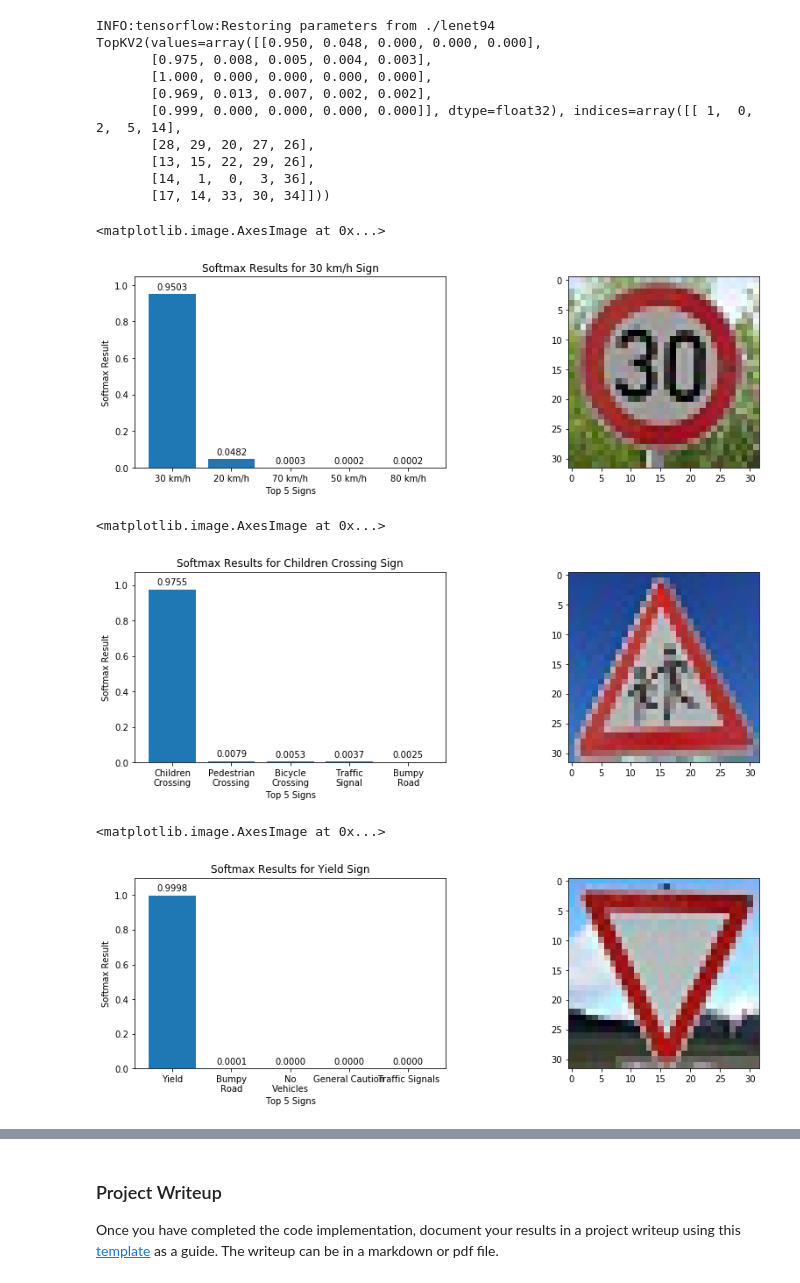
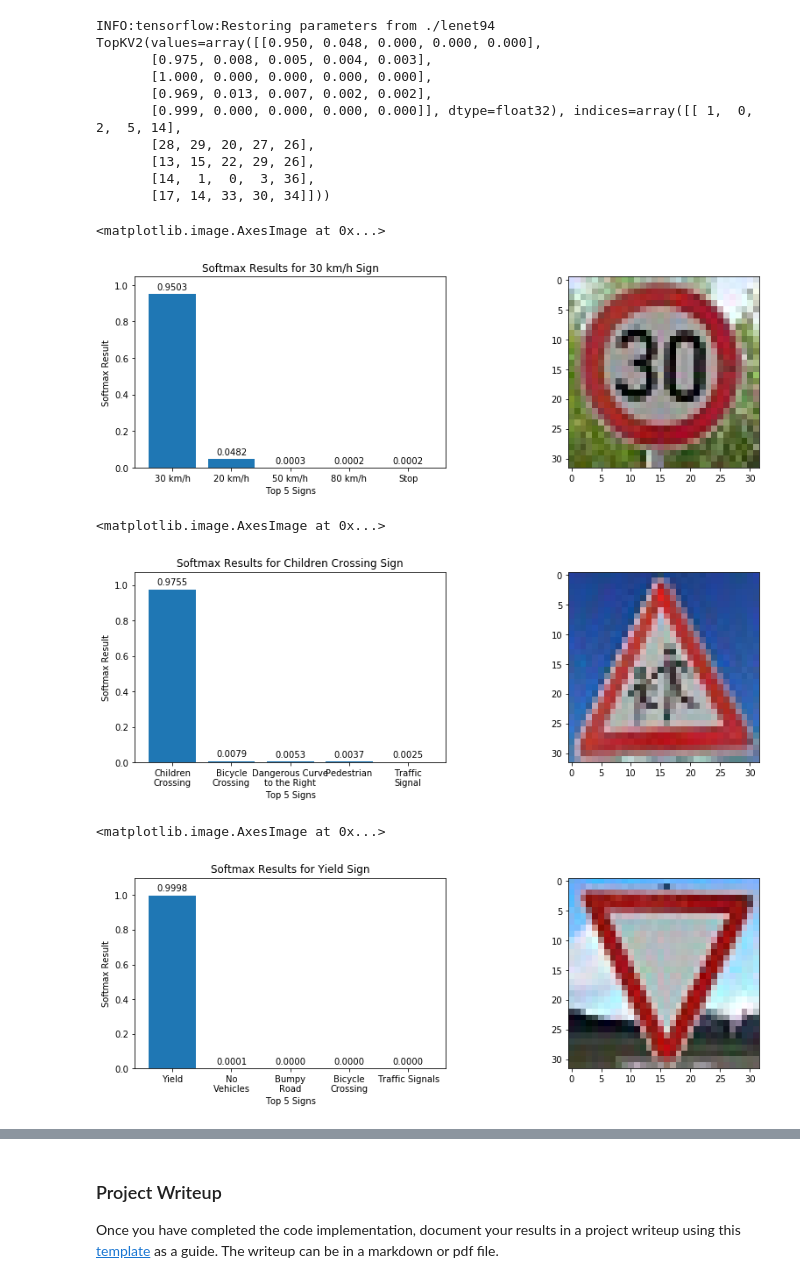
Before and after one commit to lswatts42/carnd_project3_TrafficSignClassification, a Jupyter notebook: Traffic_Sign_Classifier-Copy1.ipynb, the cells around one changed output, grey strips where cells are left out. Cells and saved outputs as stored; diff of their text form; code cells hidden in the pictures.

Commit message:
added bar graphs with new numbers

```diff
--- a/Traffic_Sign_Classifier-Copy1.ipynb
+++ b/Traffic_Sign_Classifier-Copy1.ipynb
@@ -580,7 +580,7 @@ rects = ax1.bar(xrange, TopK.values[0])
 ax1.set_ylabel("Softmax Result")
 ax1.set_title('Softmax Results for 30 km/h Sign')
 ax1.set_xticks(xrange)
-ax1.set_xticklabels(["30 km/h","20 km/h", "70 km/h", "50 km/h", "80 km/h"])
+ax1.set_xticklabels(["30 km/h","20 km/h", "50 km/h", "80 km/h", "Stop"])
 ax1.set_xlabel("Top 5 Signs")
 ax1.margins(y=0.1)
 
@@ -596,7 +596,7 @@ for rect in rects:
 ax2.imshow(kph30)
 # %% [output]
 <matplotlib.image.AxesImage at 0x...>
-[figure, old version]
+[figure, new version]
 # %%
 fig, (ax1,ax2)  = plt.subplots(1,2, figsize=(14,4))
 
@@ -605,7 +605,7 @@ rects = ax1.bar(xrange, TopK.values[1])
 ax1.set_ylabel("Softmax Result")
 ax1.set_title('Softmax Results for Children Crossing Sign')
 ax1.set_xticks(xrange)
-ax1.set_xticklabels(["Children\nCrossing","Pedestrian\nCrossing", "Bicycle\nCrossing", "Traffic\nSignal", "Bumpy\nRoad"])
+ax1.set_xticklabels(["Children\nCrossing","Bicycle\nCrossing", "Dangerous Curve\nto the Right", "Pedestrian", "Traffic\nSignal"])
 ax1.set_xlabel("Top 5 Signs")
 ax1.margins(y=0.1)
 
@@ -621,32 +621,32 @@ for rect in rects:
 ax2.imshow(child)
 # %% [output]
 <matplotlib.image.AxesImage at 0x...>
-[figure, old version]
+[figure, new version]
 # %%
 fig, (ax1,ax2)  = plt.subplots(1,2, figsize=(14,4))
 
 rects = ax1.bar(xrange, TopK.values[2])
 
 ax1.set_ylabel("Softmax Result")
 ax1.set_title('Softmax Results for Yield Sign')
 ax1.set_xticks(xrange)
-ax1.set_xticklabels(["Yield","Bumpy\nRoad", "No\nVehicles","General Caution","Traffic Signals"])
+ax1.set_xticklabels(["Yield", "No\nVehicles","Bumpy\nRoad","Bicycle\nCrossing","Traffic Signals"])
 ax1.set_xlabel("Top 5 Signs")
 ax1.margins(y=0.1)
 
 # """Attach a text label above each bar in *rects*, displaying its height."""
 for rect in rects:
     height = rect.get_height()
     ax1.annotate(format(height, '.4f'),
                 xy=(rect.get_x() + rect.get_width() / 2, height),
                 xytext=(0, 3),  # 3 points vertical offset
                 textcoords="offset points",
                 ha='center', va='bottom')
 
 ax2.imshow(yield_sign)
 # %% [output]
 <matplotlib.image.AxesImage at 0x...>
-[figure, old version]
+[figure, new version]
 # %%
 fig, (ax1,ax2)  = plt.subplots(1,2, figsize=(14,4))
 
```
Also changed, not shown: parts of 2 cells of this notebook, 1 other file.
